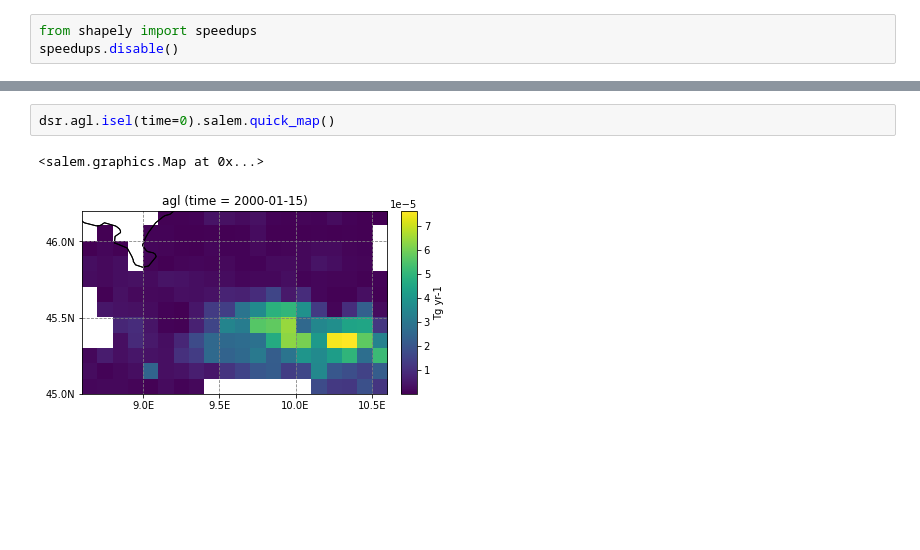
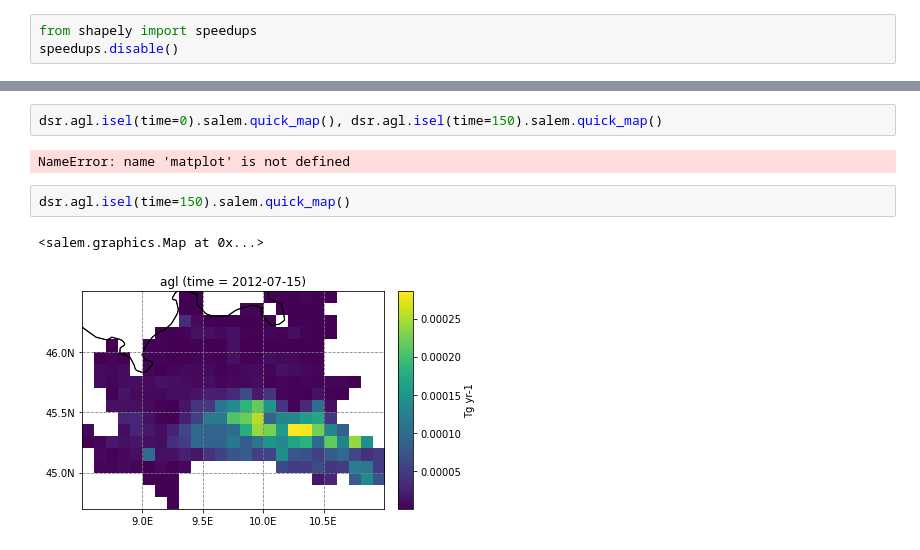
Before and after one commit to samuelexferri/unibg-statistic2, a Jupyter notebook: notebooks/netcdf.ipynb, the cells around one changed output, grey strips where cells are left out. Cells and saved outputs as stored; diff of their text form; blank space fills up the shorter version.

```diff
--- a/notebooks/netcdf.ipynb
+++ b/notebooks/netcdf.ipynb
@@ -109,5 +109,9 @@ dsr.agl.mean(dim='time').salem.quick_map()
+# %%
+dsr.agl.isel(time=0).salem.quick_map(), dsr.agl.isel(time=150).salem.quick_map()
+# %% [output]
+NameError: name 'matplot' is not defined
 # %%
-dsr.agl.isel(time=0).salem.quick_map()
+dsr.agl.isel(time=150).salem.quick_map()
 # %% [output]
 <salem.graphics.Map at 0x...>
-[figure, old version]
+[figure, new version]
```
Also changed, not shown: parts of 2 cells of this notebook, 2 other files.
